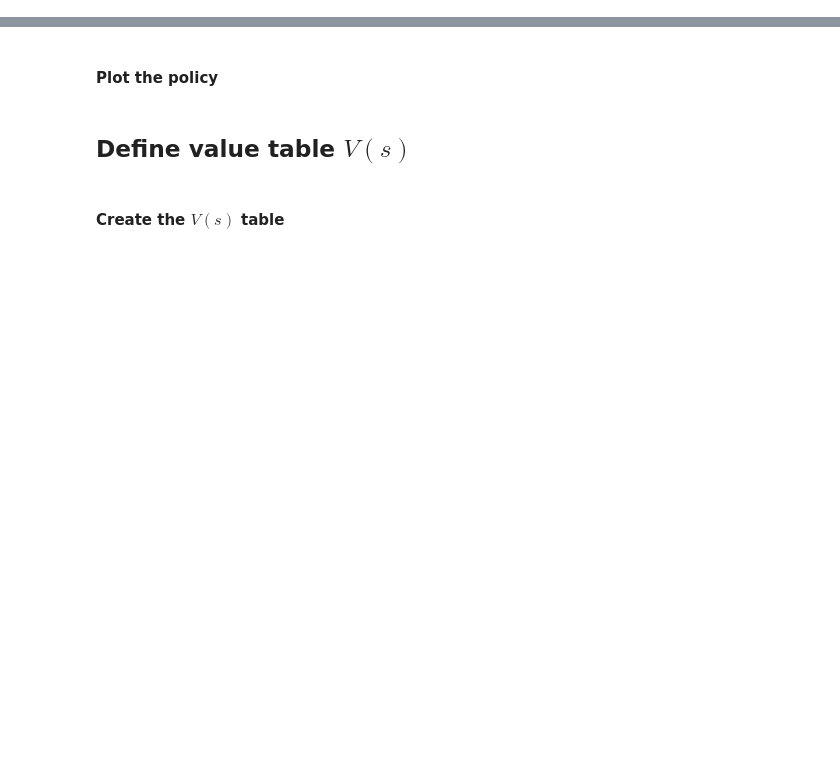
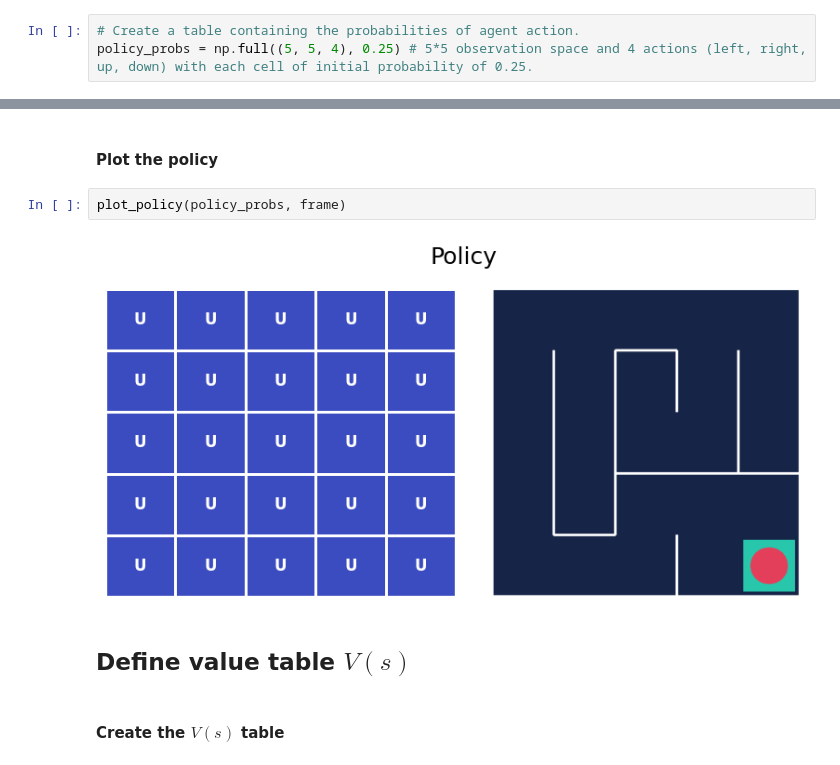
Before and after one commit to anishchandak7/reinforcement-learning, a Jupyter notebook: Section_3_value_iteration.ipynb, the cells around one changed output, grey strips where cells are left out. Saved outputs shown, nothing was run; the diff lists cells and outputs as text; blank space fills up the shorter version.

```diff
--- a/Section_3_value_iteration.ipynb
+++ b/Section_3_value_iteration.ipynb
@@ -271,3 +287,6 @@ import matplotlib.pyplot as plt
 ## Define the policy $\pi(\cdot|s)$
 # %% [markdown]
 #### Create the policy $\pi(\cdot|s)$
+# %%
+# Create a table containing the probabilities of agent action.
+policy_probs = np.full((5, 5, 4), 0.25) # 5*5 observation space and 4 actions (left, right, up, down) with each cell of initial probability of 0.25.
@@ -278,5 +333,9 @@ import matplotlib.pyplot as plt
 # %% [markdown]
 #### Plot the policy
+# %%
+plot_policy(policy_probs, frame)
+# %% [output]
+[figure, added]
 # %% [markdown]
 ## Define value table $V(s)$
 # %% [markdown]
```
Also changed, not shown: parts of 16 cells of this notebook.
